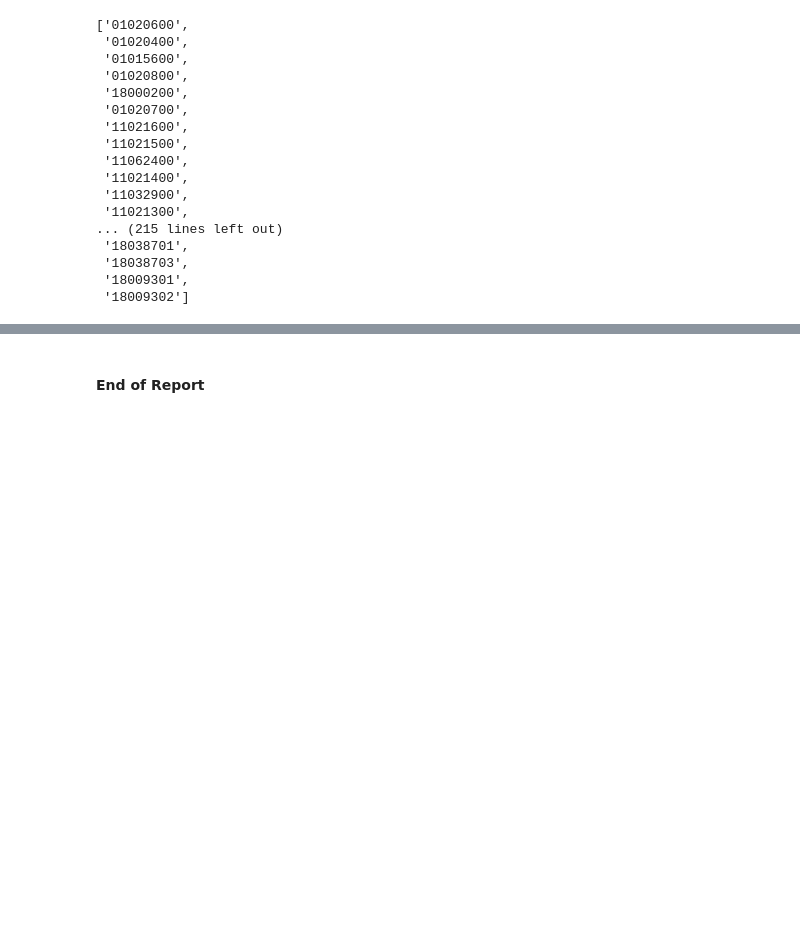
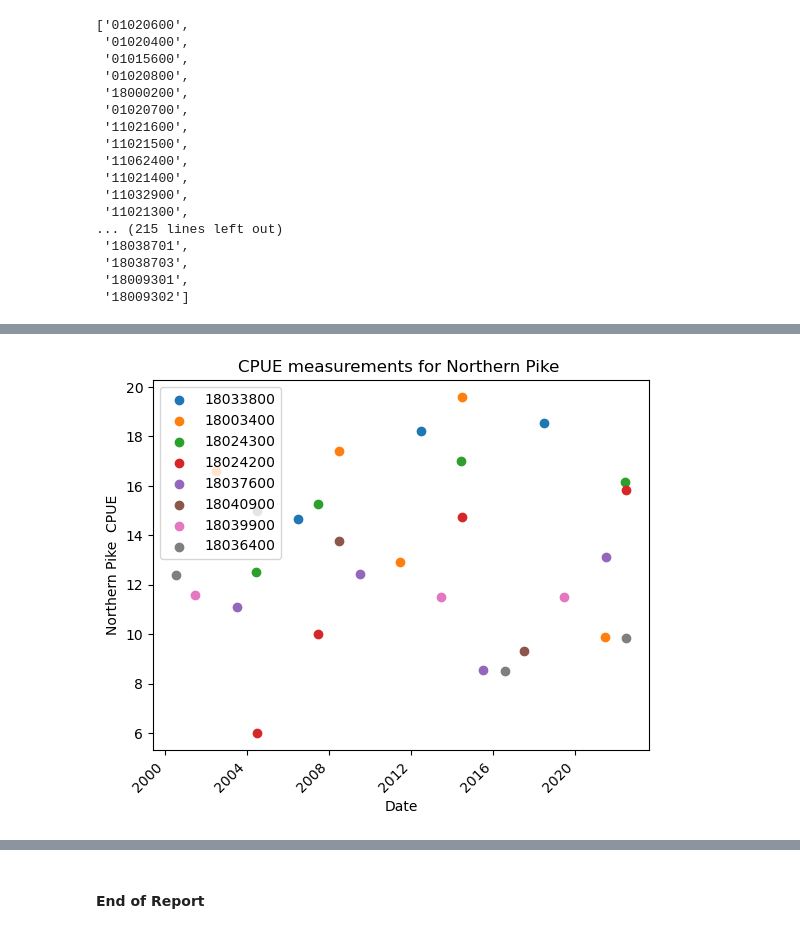
Before and after one commit to lwunderl/Minnesota-Fish-Explorer, a Jupyter notebook: Fish_Survey/fish_analysis_using_API.ipynb, the cells around one changed output, grey strips where cells are left out. Cells and saved outputs as stored; diff of their text form; code cells hidden in the pictures; blank space fills up the shorter version.

```diff
--- a/Fish_Survey/fish_analysis_using_API.ipynb
+++ b/Fish_Survey/fish_analysis_using_API.ipynb
@@ -488,3 +438,4 @@ plot_cpue_box(cpue_list, cpue_results[:cpue_list_length])
 # %%
 #create fish CPUE data series for scatter plot and regression line
-fish_cpue = get_cpue_scatter(fish_catch_df, lakes, species, start_date)
+fish_cpue = get_cpue_scatter(fish_catch_df, cpue_results, species, start_date)
+fish_cpue
@@ -491,3 +460,9 @@ fish_cpue = get_cpue_scatter(fish_catch_df, lakes, species, start_date)
+# %%
+#create date series for cpue scatter plots and regression lines
+cpue_sdate = get_survey_date_scatter(fish_catch_df, cpue_results, species, start_date)
+cpue_ndate = get_numeric_survey_date_regress(fish_catch_df, cpue_results, species, start_date)
 # %%
 #plot scatter of CPUE per lake
-plot_scatter(fish_cpue, cpue_sdate, lakes, ytext="CPUE")
+plot_scatter(fish_cpue, cpue_sdate, cpue_results, ytext="CPUE")
+# %% [output]
+[figure, added]
```
Also changed, not shown: parts of 29 cells of this notebook.
